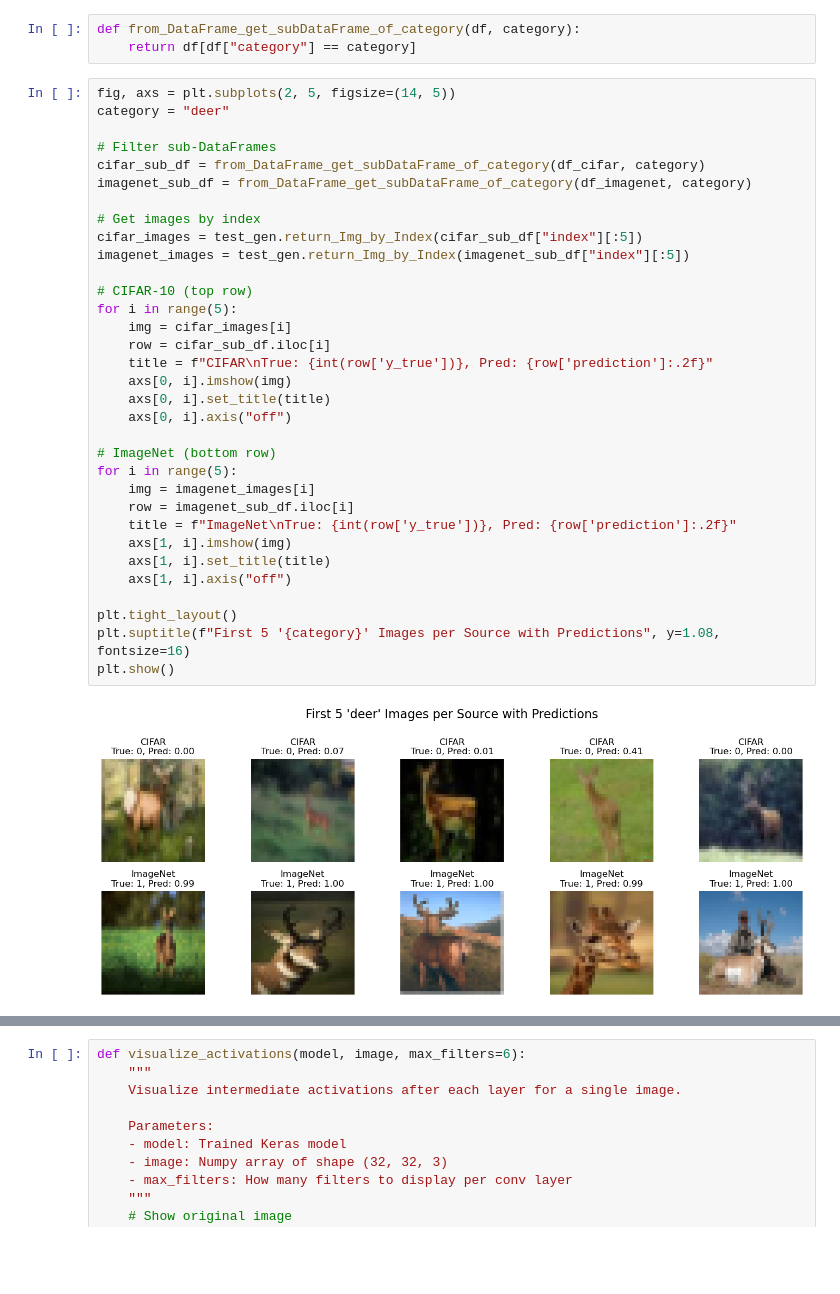
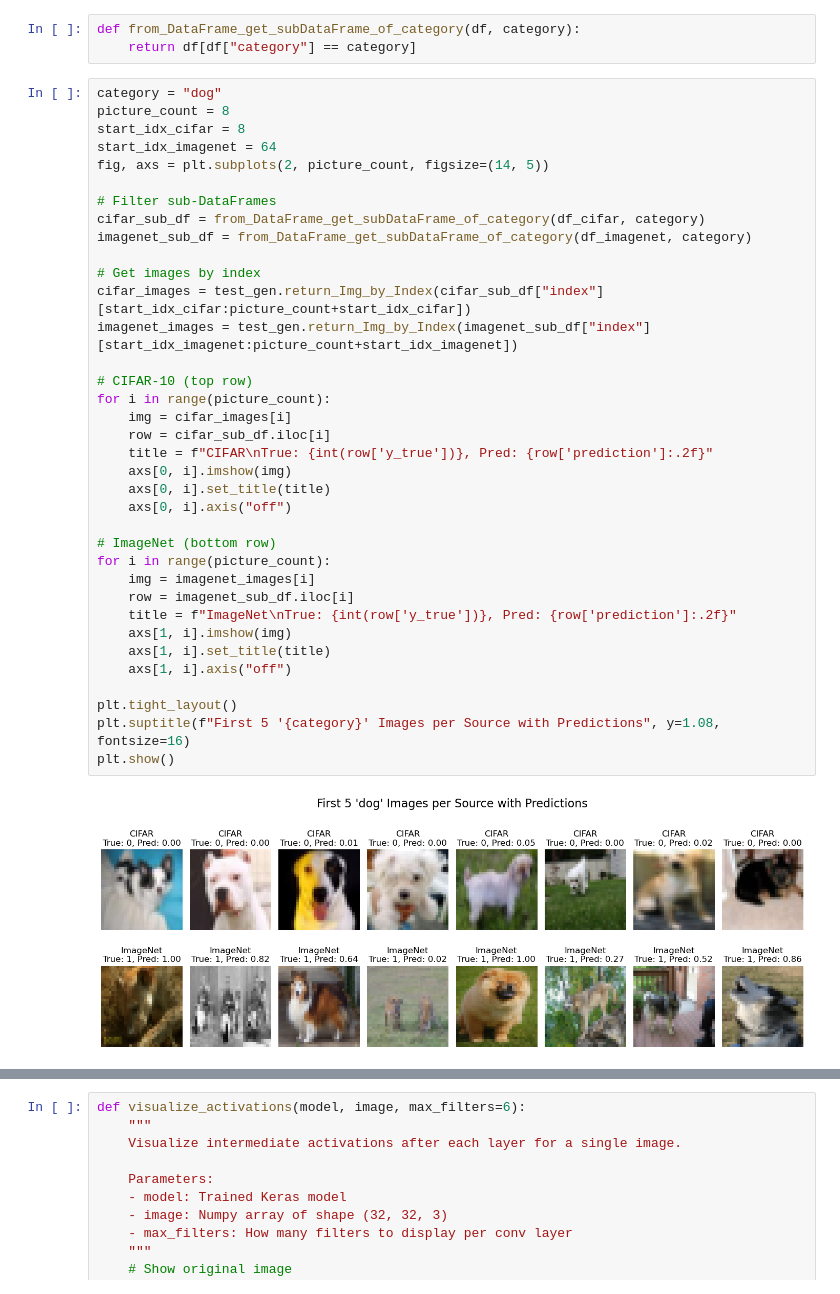
Before and after one commit to AkramAki/cinic10-source-classifier, a Jupyter notebook: notebooks/MinimlModel_Evaluate.ipynb, the cells around one changed output, grey strips where cells are left out. Cells and saved outputs as stored; diff of their text form; blank space fills up the shorter version.

```diff
--- a/notebooks/MinimlModel_Evaluate.ipynb
+++ b/notebooks/MinimlModel_Evaluate.ipynb
@@ -176,40 +176,43 @@ print(np.unique(df_images["category"]))
 def from_DataFrame_get_subDataFrame_of_category(df, category):
     return df[df["category"] == category]
 # %%
-fig, axs = plt.subplots(2, 5, figsize=(14, 5))
-category = "deer"
+category = "dog"
+picture_count = 8
+start_idx_cifar = 8
+start_idx_imagenet = 64
+fig, axs = plt.subplots(2, picture_count, figsize=(14, 5))
 
 # Filter sub-DataFrames
 cifar_sub_df = from_DataFrame_get_subDataFrame_of_category(df_cifar, category)
 imagenet_sub_df = from_DataFrame_get_subDataFrame_of_category(df_imagenet, category)
 
 # Get images by index
-cifar_images = test_gen.return_Img_by_Index(cifar_sub_df["index"][:5])
-imagenet_images = test_gen.return_Img_by_Index(imagenet_sub_df["index"][:5])
+cifar_images = test_gen.return_Img_by_Index(cifar_sub_df["index"][start_idx_cifar:picture_count+start_idx_cifar])
+imagenet_images = test_gen.return_Img_by_Index(imagenet_sub_df["index"][start_idx_imagenet:picture_count+start_idx_imagenet])
 
 # CIFAR-10 (top row)
-for i in range(5):
+for i in range(picture_count):
     img = cifar_images[i]
     row = cifar_sub_df.iloc[i]
     title = f"CIFAR\nTrue: {int(row['y_true'])}, Pred: {row['prediction']:.2f}"
     axs[0, i].imshow(img)
     axs[0, i].set_title(title)
     axs[0, i].axis("off")
 
 # ImageNet (bottom row)
-for i in range(5):
+for i in range(picture_count):
     img = imagenet_images[i]
     row = imagenet_sub_df.iloc[i]
     title = f"ImageNet\nTrue: {int(row['y_true'])}, Pred: {row['prediction']:.2f}"
     axs[1, i].imshow(img)
     axs[1, i].set_title(title)
     axs[1, i].axis("off")
 
 plt.tight_layout()
 plt.suptitle(f"First 5 '{category}' Images per Source with Predictions", y=1.08, fontsize=16)
 plt.show()
 # %% [output]
-[figure, old version]
+[figure, new version]
 # %%
 model.summary()
 # %% [output]
```
Also changed, not shown: parts of 13 cells of this notebook, 2 other files.
